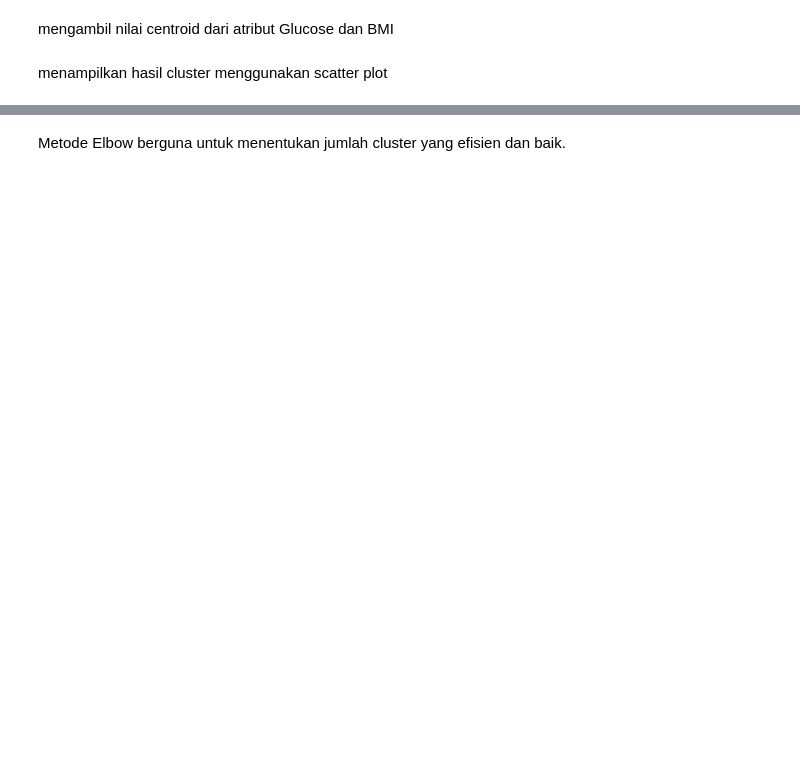
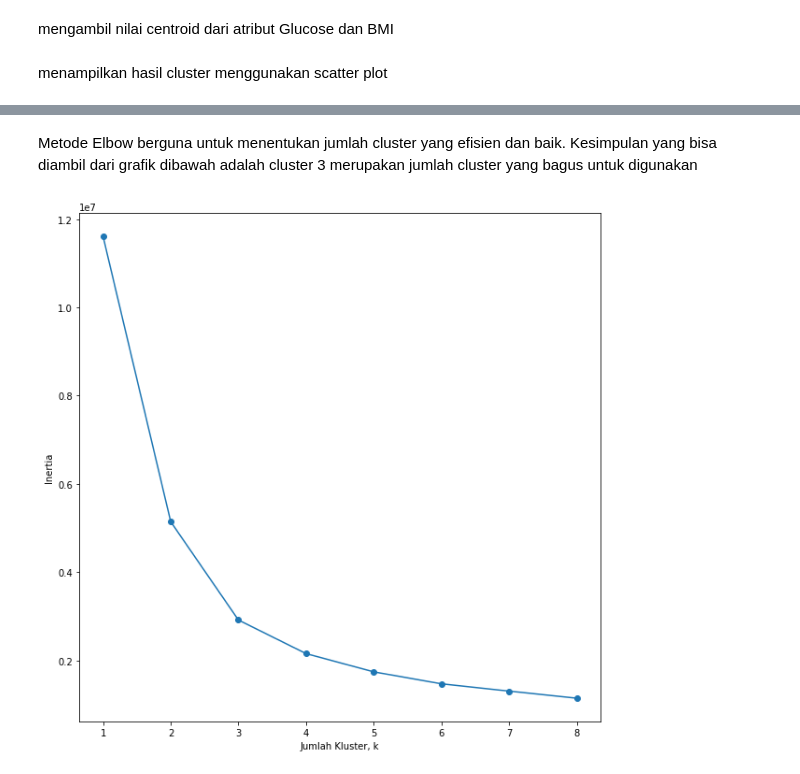
Before and after one commit to Gial88/Praktikum_KB, a Jupyter notebook: Posttest_KB_6/2009106071_Muhammad Basith Algiffari.ipynb, the cells around one changed output, grey strips where cells are left out. Cells and saved outputs as stored; diff of their text form; code cells hidden in the pictures; blank space fills up the shorter version.

```diff
--- a/Posttest_KB_6/2009106071_Muhammad Basith Algiffari.ipynb
+++ b/Posttest_KB_6/2009106071_Muhammad Basith Algiffari.ipynb
@@ -118,2 +118,18 @@ plt.show()
 # %% [markdown]
-Metode Elbow berguna untuk menentukan jumlah cluster yang efisien dan baik.
+Metode Elbow berguna untuk menentukan jumlah cluster yang efisien dan baik. Kesimpulan yang bisa diambil dari grafik dibawah adalah cluster 3 merupakan jumlah cluster yang bagus untuk digunakan
+# %%
+ks = range(1, 9)
+inertias = []
+for k in ks:
+    kmeans = KMeans(n_clusters=k)
+    kmeans.fit(x_data)
+    inertias.append(kmeans.inertia_)
+# Plot ks vs inertias
+plt.figure(figsize=(10,10))
+plt.plot(ks, inertias, '-o')
+plt.xlabel('Jumlah Kluster, k')
+plt.ylabel('Inertia')
+plt.xticks(ks)
+plt.show()
+# %% [output]
+[figure, added]
```
Also changed, not shown: parts of 4 cells of this notebook.
